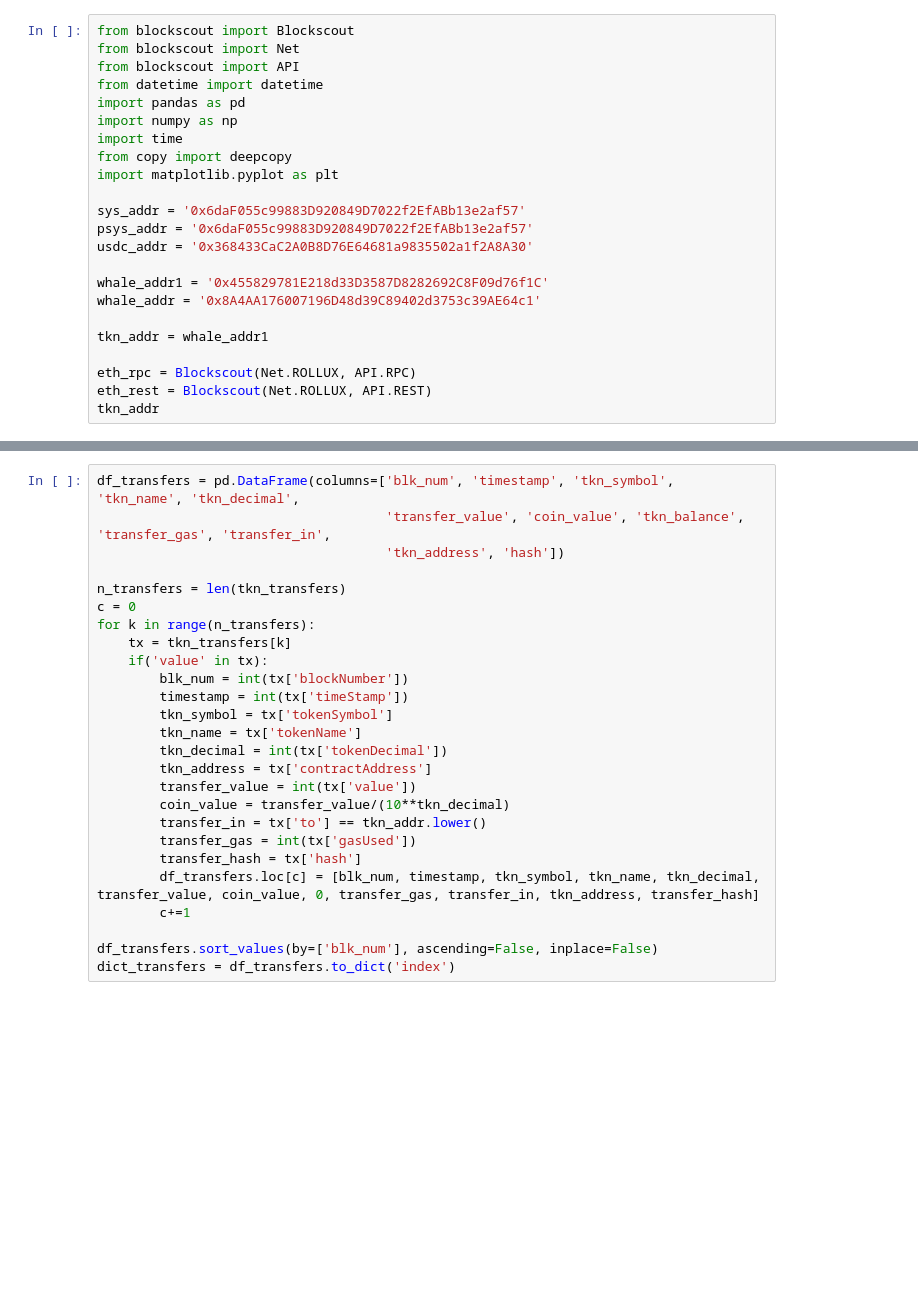
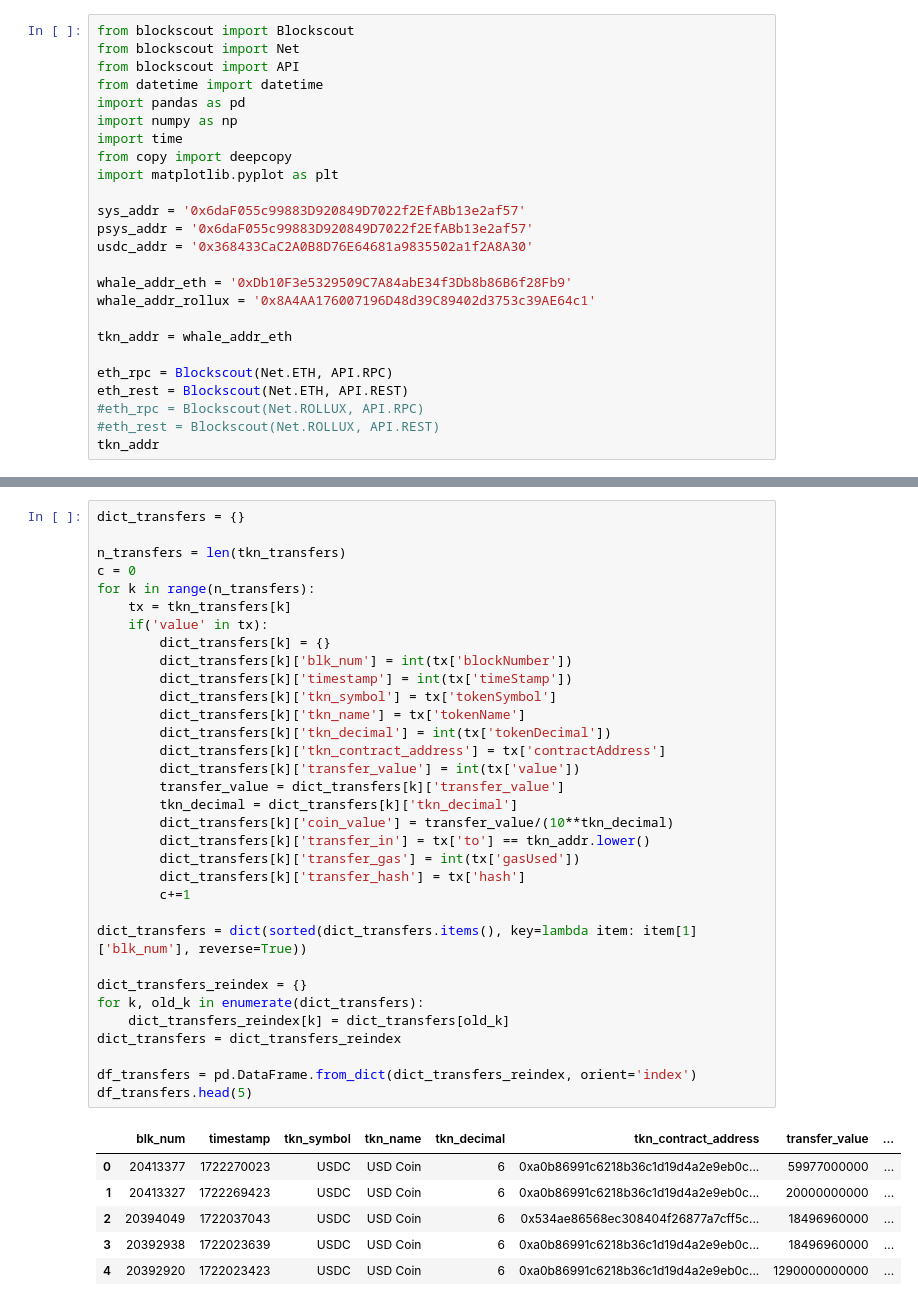
Before and after one commit to defipy-devs/blockscout-python, a Jupyter notebook: notebooks/pools/tkn_addresses.ipynb, the cells around one changed output, grey strips where cells are left out. Saved outputs shown, nothing was run; the diff lists cells and outputs as text; blank space fills up the shorter version.

```diff
--- a/notebooks/pools/tkn_addresses.ipynb
+++ b/notebooks/pools/tkn_addresses.ipynb
@@ -17,12 +18,14 @@ sys_addr = '0x6daF055c99883D920849D7022f2EfABb13e2af57'
 psys_addr = '0x6daF055c99883D920849D7022f2EfABb13e2af57'
 usdc_addr = '0x368433CaC2A0B8D76E64681a9835502a1f2A8A30'
 
-whale_addr1 = '0x455829781E218d33D3587D8282692C8F09d76f1C'
-whale_addr = '0x8A4AA176007196D48d39C89402d3753c39AE64c1'
+whale_addr_eth = '0xDb10F3e5329509C7A84abE34f3Db8b86B6f28Fb9'
+whale_addr_rollux = '0x8A4AA176007196D48d39C89402d3753c39AE64c1'
 
-tkn_addr = whale_addr1
+tkn_addr = whale_addr_eth
 
-eth_rpc = Blockscout(Net.ROLLUX, API.RPC)
-eth_rest = Blockscout(Net.ROLLUX, API.REST)
+eth_rpc = Blockscout(Net.ETH, API.RPC)
+eth_rest = Blockscout(Net.ETH, API.REST)
+#eth_rpc = Blockscout(Net.ROLLUX, API.RPC)
+#eth_rest = Blockscout(Net.ROLLUX, API.REST)
 tkn_addr
 # %% [output]
@@ -46,26 +80,40 @@ url: https://explorer.rollux.com/api?module=account&action=tokentx&address=0x455
 # %%
-df_transfers = pd.DataFrame(columns=['blk_num', 'timestamp', 'tkn_symbol', 'tkn_name', 'tkn_decimal',
-                                     'transfer_value', 'coin_value', 'tkn_balance', 'transfer_gas', 'transfer_in',
-                                     'tkn_address', 'hash'])
+dict_transfers = {}
 
 n_transfers = len(tkn_transfers)
 c = 0
 for k in range(n_transfers):
     tx = tkn_transfers[k]
     if('value' in tx):
-        blk_num = int(tx['blockNumber'])
-        timestamp = int(tx['timeStamp'])
-        tkn_symbol = tx['tokenSymbol']
-        tkn_name = tx['tokenName']
-        tkn_decimal = int(tx['tokenDecimal'])
-        tkn_address = tx['contractAddress']
-        transfer_value = int(tx['value'])
-        coin_value = transfer_value/(10**tkn_decimal)
-        transfer_in = tx['to'] == tkn_addr.lower()
-        transfer_gas = int(tx['gasUsed'])
-        transfer_hash = tx['hash']
-        df_transfers.loc[c] = [blk_num, timestamp, tkn_symbol, tkn_name, tkn_decimal, transfer_value, coin_value, 0, transfer_gas, transfer_in, tkn_address, transfer_hash]
+        dict_transfers[k] = {}
+        dict_transfers[k]['blk_num'] = int(tx['blockNumber'])
+        dict_transfers[k]['timestamp'] = int(tx['timeStamp'])
+        dict_transfers[k]['tkn_symbol'] = tx['tokenSymbol']
+        dict_transfers[k]['tkn_name'] = tx['tokenName']
+        dict_transfers[k]['tkn_decimal'] = int(tx['tokenDecimal'])
+        dict_transfers[k]['tkn_contract_address'] = tx['contractAddress']
+        dict_transfers[k]['transfer_value'] = int(tx['value'])
+        transfer_value = dict_transfers[k]['transfer_value']
+        tkn_decimal = dict_transfers[k]['tkn_decimal']
+        dict_transfers[k]['coin_value'] = transfer_value/(10**tkn_decimal)
+        dict_transfers[k]['transfer_in'] = tx['to'] == tkn_addr.lower()
+        dict_transfers[k]['transfer_gas'] = int(tx['gasUsed'])
+        dict_transfers[k]['transfer_hash'] = tx['hash']
         c+=1
 
-df_transfers.sort_values(by=['blk_num'], ascending=False, inplace=False)
-dict_transfers = df_transfers.to_dict('index')
+dict_transfers = dict(sorted(dict_transfers.items(), key=lambda item: item[1]['blk_num'], reverse=True))
+
+dict_transfers_reindex = {}
+for k, old_k in enumerate(dict_transfers):
+    dict_transfers_reindex[k] = dict_transfers[old_k]
+dict_transfers = dict_transfers_reindex
+
+df_transfers = pd.DataFrame.from_dict(dict_transfers_reindex, orient='index')
+df_transfers.head(5)
+# %% [output]
+|  | blk_num | timestamp | tkn_symbol | tkn_name | tkn_decimal | tkn_contract_address | transfer_value | ... |
+| 0 | 20413377 | 1722270023 | USDC | USD Coin | 6 | 0xa0b86991c6218b36c1d19d4a2e9eb0c... | 59977000000 | ... |
+| 1 | 20413327 | 1722269423 | USDC | USD Coin | 6 | 0xa0b86991c6218b36c1d19d4a2e9eb0c... | 20000000000 | ... |
+| 2 | 20394049 | 1722037043 | UЅDС | UЅD Cоin | 6 | 0x534ae86568ec308404f26877a7cff5c... | 18496960000 | ... |
+| 3 | 20392938 | 1722023639 | USDC | USD Coin | 6 | 0xa0b86991c6218b36c1d19d4a2e9eb0c... | 18496960000 | ... |
+| 4 | 20392920 | 1722023423 | USDC | USD Coin | 6 | 0xa0b86991c6218b36c1d19d4a2e9eb0c... | 1290000000000 | ... |
```
Also changed, not shown: parts of 18 cells of this notebook, 9 other files.
